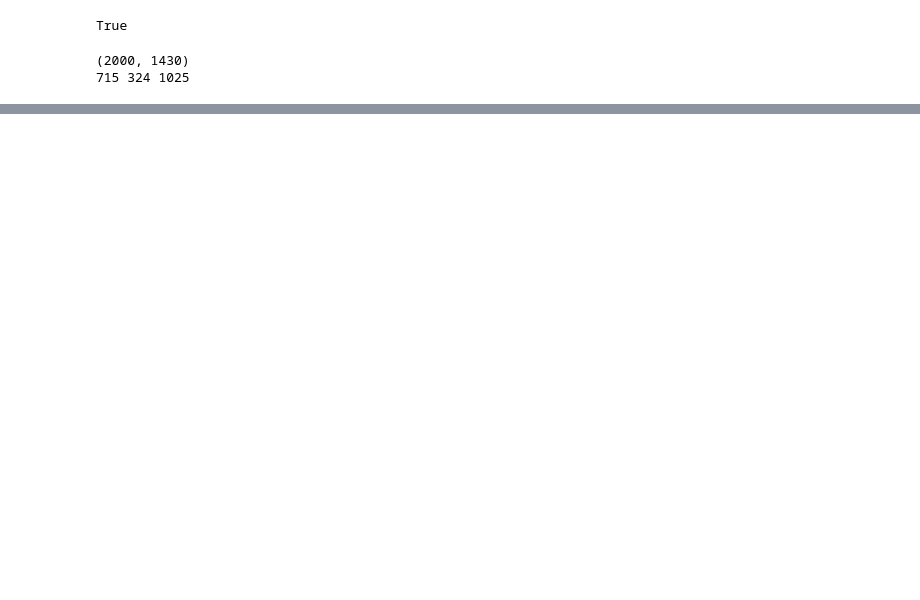
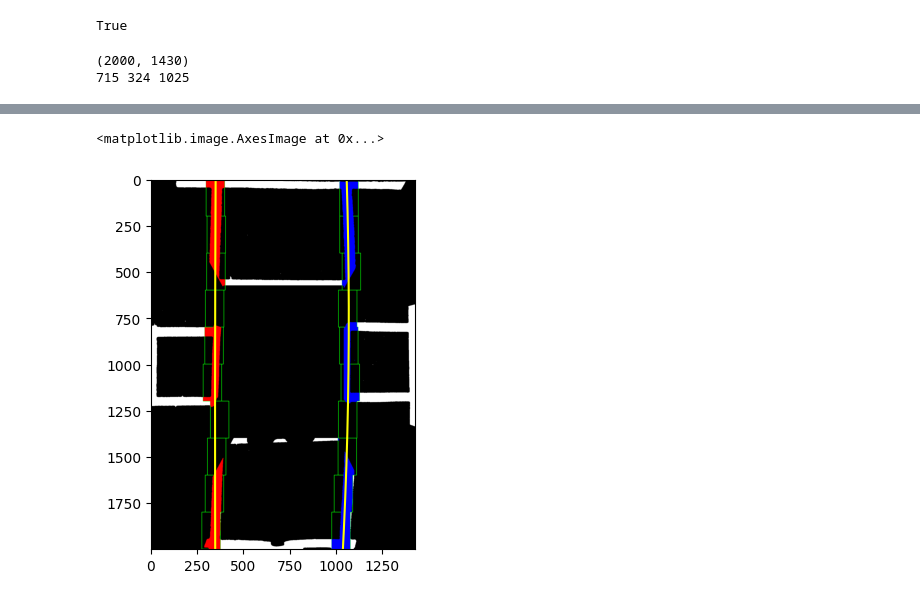
Before and after one commit to sonjjin/PD513chansigu, a Jupyter notebook: lane_detect.ipynb, the cells around one changed output, grey strips where cells are left out. Saved outputs shown, nothing was run; the diff lists cells and outputs as text; code cells hidden in the pictures; blank space fills up the shorter version.

```diff
--- a/lane_detect.ipynb
+++ b/lane_detect.ipynb
@@ -162,0 +202,10 @@ Deprecated in NumPy 1.20; for more details and guidance: https://numpy.org/devdo
+# %%
+out_img[lefty, leftx] = [255, 0, 0]
+out_img[righty, rightx] = [0, 0, 255]
+
+plt.plot(left_fitx, ploty, color='yellow')
+plt.plot(right_fitx, ploty, color='yellow')
+plt.imshow(out_img)
+# %% [output]
+<matplotlib.image.AxesImage at 0x...>
+[figure, added]
```
Also changed, not shown: parts of 4 cells of this notebook, 1 other file.
